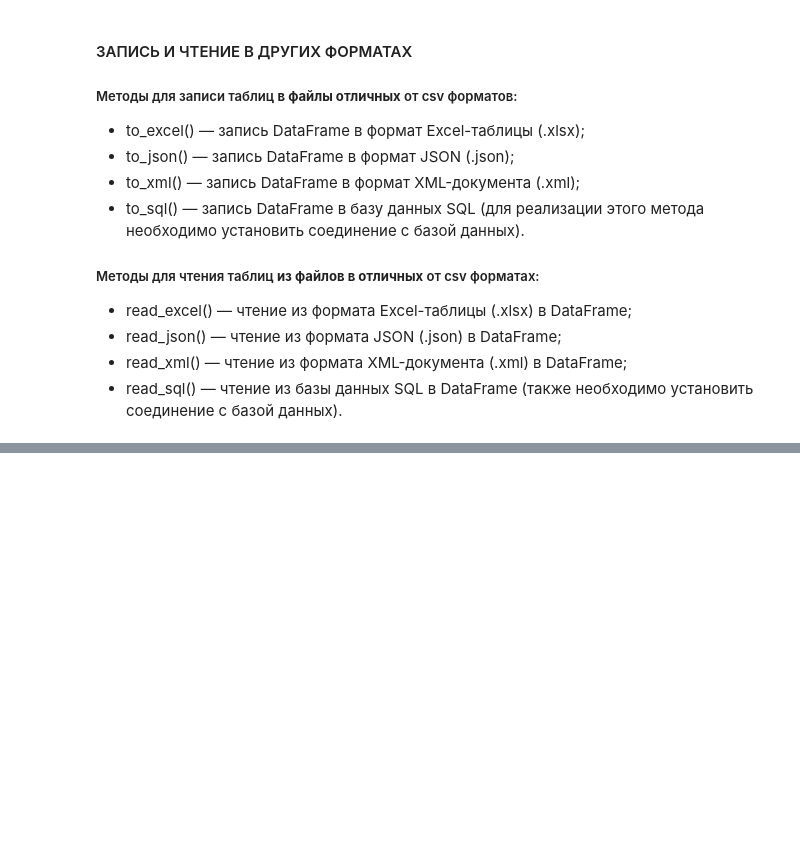
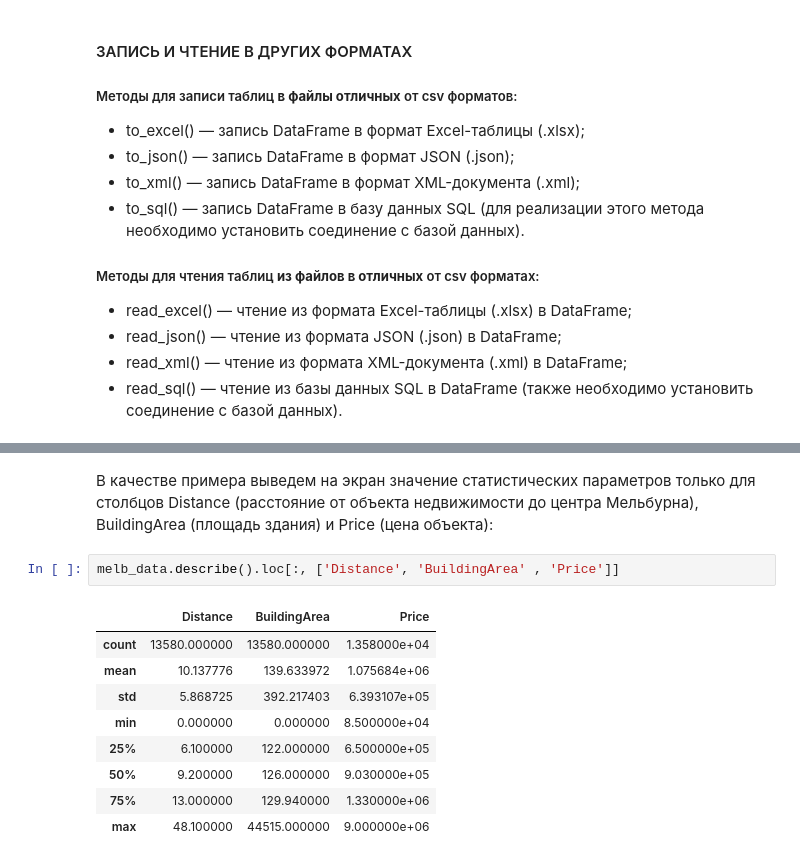
Before and after one commit to xndrf/SF-DS118, a Jupyter notebook: lesson/PY_10_Введение в Pandas/lectures.ipynb, the cells around one changed output, grey strips where cells are left out. Saved outputs shown, nothing was run; the diff lists cells and outputs as text; blank space fills up the shorter version.

```diff
--- a/lesson/PY_10_Введение в Pandas/lectures.ipynb
+++ b/lesson/PY_10_Введение в Pandas/lectures.ipynb
@@ -335,0 +447,14 @@ display(data)
+# %% [markdown]
+В качестве примера выведем на экран значение статистических параметров только для столбцов Distance (расстояние от объекта недвижимости до центра Мельбурна), BuildingArea (площадь здания) и Price (цена объекта):
+# %%
+melb_data.describe().loc[:, ['Distance', 'BuildingArea' , 'Price']]
+# %% [output]
+|  | Distance | BuildingArea | Price |
+| count | 13580.000000 | 13580.000000 | 1.358000e+04 |
+| mean | 10.137776 | 139.633972 | 1.075684e+06 |
+| std | 5.868725 | 392.217403 | 6.393107e+05 |
+| min | 0.000000 | 0.000000 | 8.500000e+04 |
+| 25% | 6.100000 | 122.000000 | 6.500000e+05 |
+| 50% | 9.200000 | 126.000000 | 9.030000e+05 |
+| 75% | 13.000000 | 129.940000 | 1.330000e+06 |
+| max | 48.100000 | 44515.000000 | 9.000000e+06 |
```
Also changed, not shown: parts of 20 cells of this notebook, 2 other files.
